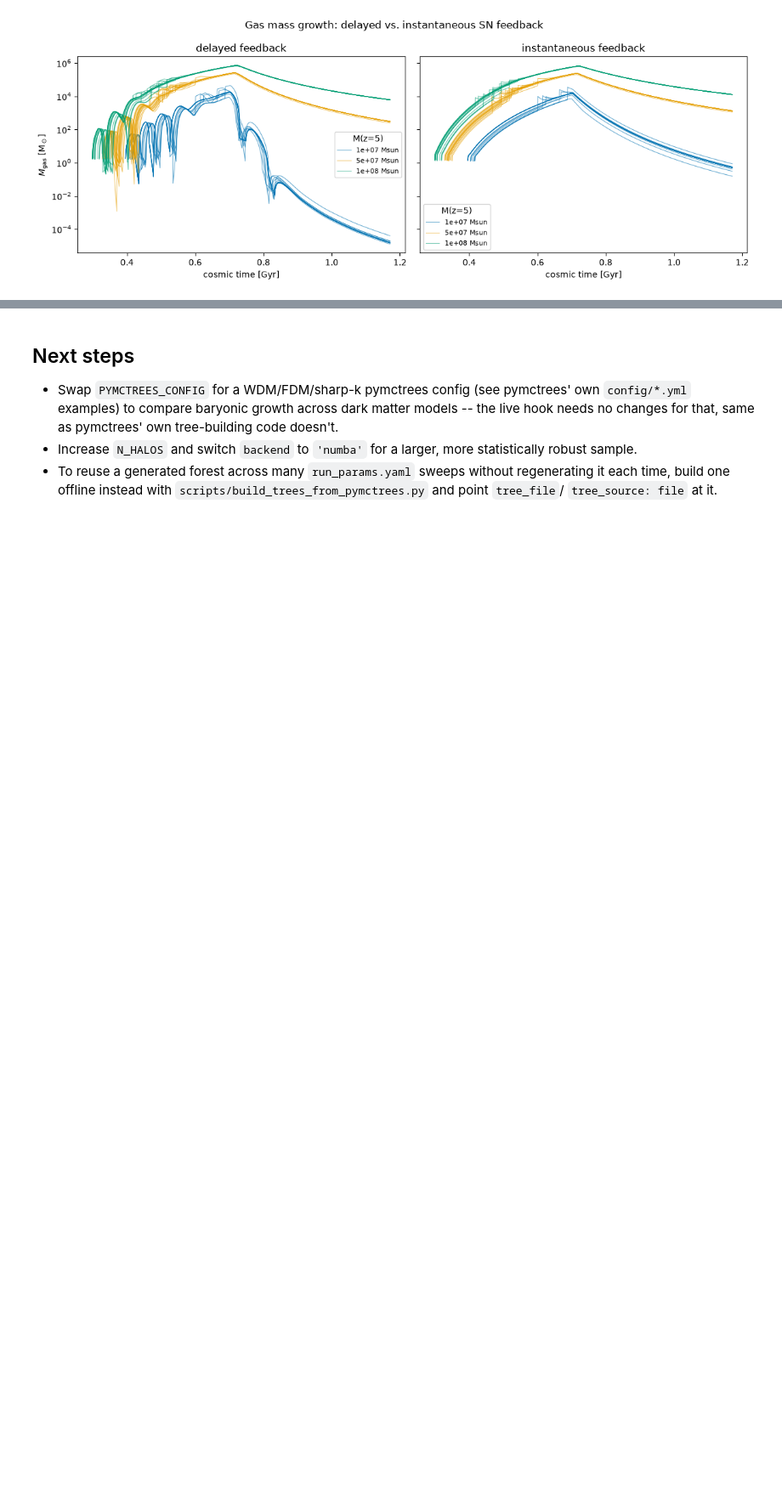
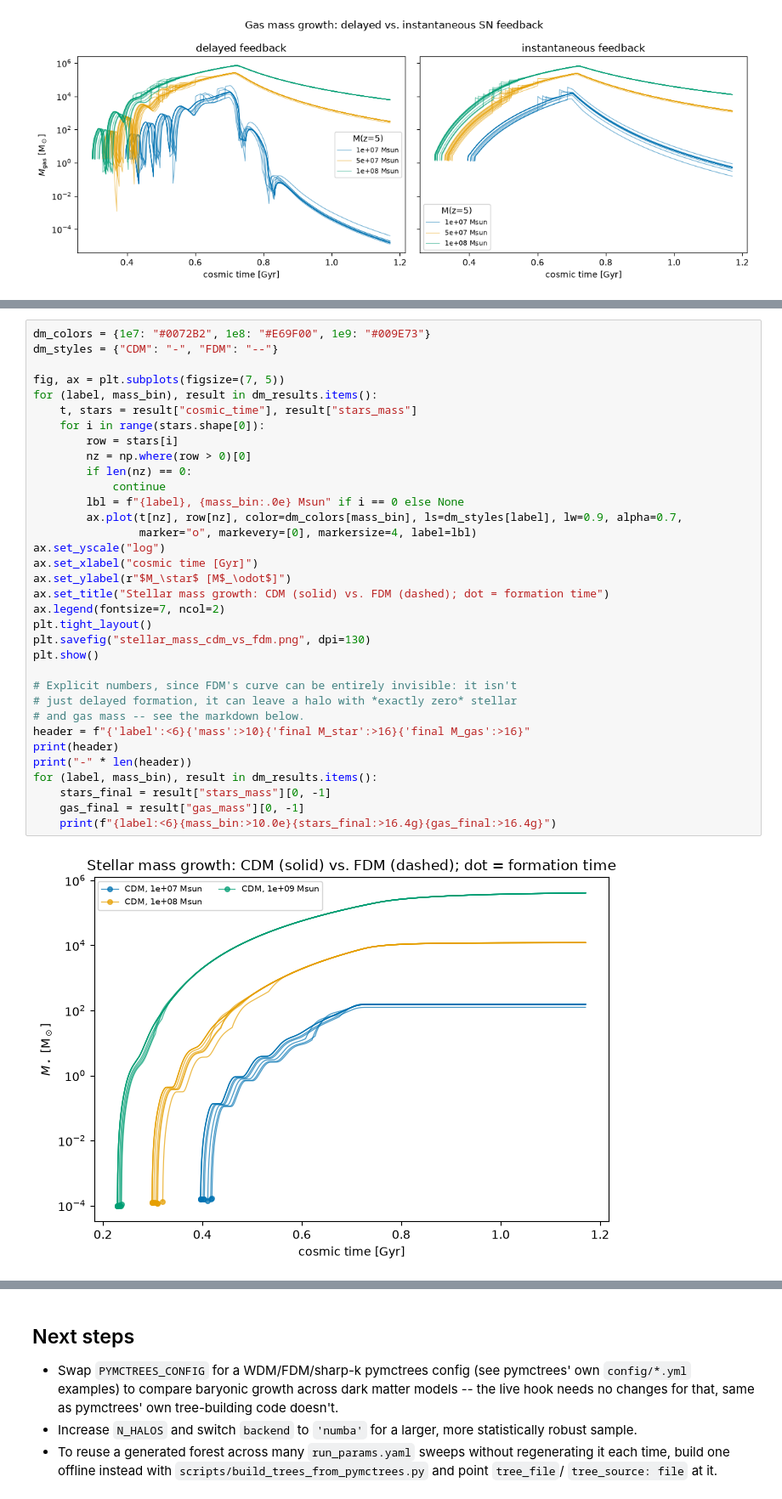
Before and after one commit to doctorcbpower/Ashvini, a Jupyter notebook: notebooks/pymctrees_ashvini_demo.ipynb, the cells around one changed output, grey strips where cells are left out. Shown at 85% size. Drawn from its saved outputs; the diff is of its cells as text; blank space fills up the shorter version.

```diff
--- a/notebooks/pymctrees_ashvini_demo.ipynb
+++ b/notebooks/pymctrees_ashvini_demo.ipynb
@@ -159,0 +418,36 @@ plt.show()
+# %%
+dm_colors = {1e7: "#0072B2", 1e8: "#E69F00", 1e9: "#009E73"}
+dm_styles = {"CDM": "-", "FDM": "--"}
+
+fig, ax = plt.subplots(figsize=(7, 5))
+for (label, mass_bin), result in dm_results.items():
+    t, stars = result["cosmic_time"], result["stars_mass"]
+    for i in range(stars.shape[0]):
+        row = stars[i]
+        nz = np.where(row > 0)[0]
+        if len(nz) == 0:
+            continue
+        lbl = f"{label}, {mass_bin:.0e} Msun" if i == 0 else None
+        ax.plot(t[nz], row[nz], color=dm_colors[mass_bin], ls=dm_styles[label], lw=0.9, alpha=0.7,
+                marker="o", markevery=[0], markersize=4, label=lbl)
+ax.set_yscale("log")
+ax.set_xlabel("cosmic time [Gyr]")
+ax.set_ylabel(r"$M_\star$ [M$_\odot$]")
+ax.set_title("Stellar mass growth: CDM (solid) vs. FDM (dashed); dot = formation time")
+ax.legend(fontsize=7, ncol=2)
+plt.tight_layout()
+plt.savefig("stellar_mass_cdm_vs_fdm.png", dpi=130)
+plt.show()
+
+# Explicit numbers, since FDM's curve can be entirely invisible: it isn't
+# just delayed formation, it can leave a halo with *exactly zero* stellar
+# and gas mass -- see the markdown below.
+header = f"{'label':<6}{'mass':>10}{'final M_star':>16}{'final M_gas':>16}"
+print(header)
+print("-" * len(header))
+for (label, mass_bin), result in dm_results.items():
+    stars_final = result["stars_mass"][0, -1]
+    gas_final = result["gas_mass"][0, -1]
+    print(f"{label:<6}{mass_bin:>10.0e}{stars_final:>16.4g}{gas_final:>16.4g}")
+# %% [output]
+[figure, added]
```
Also changed, not shown: parts of 13 cells of this notebook, 1 other file.
